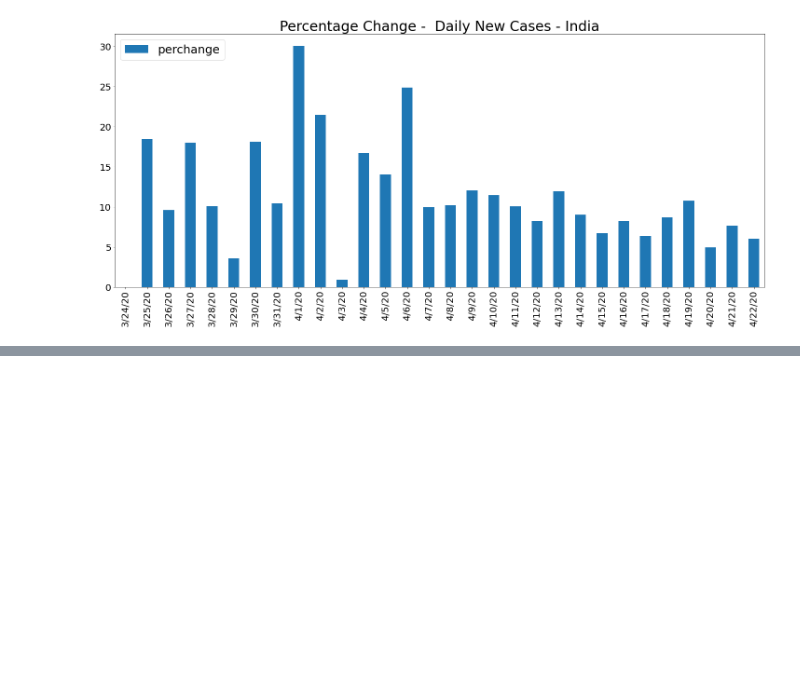
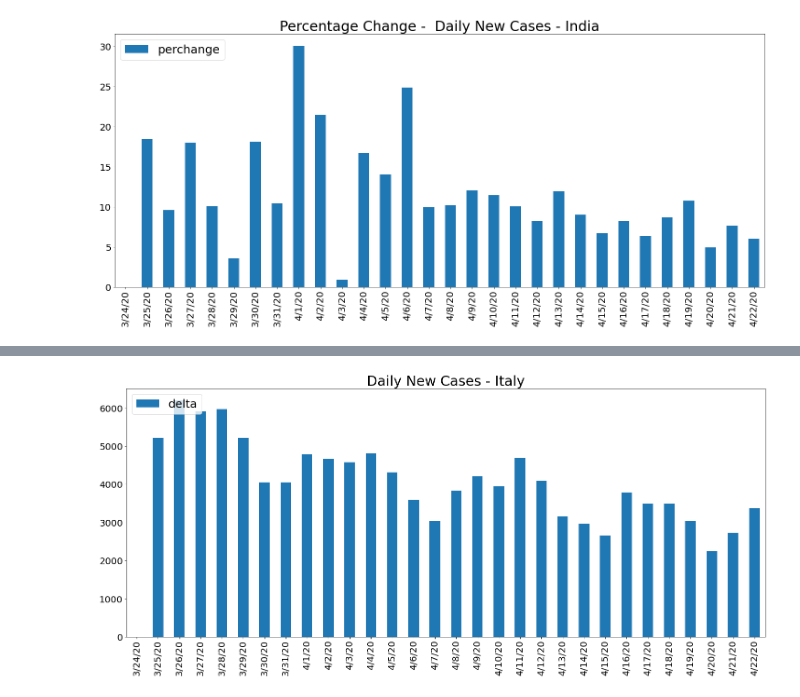
Before and after one commit to coolviki/corona_analysis, a Jupyter notebook: Corona_Analysis.ipynb, the cells around one changed output, grey strips where cells are left out. Cells and saved outputs as stored; diff of their text form; code cells hidden in the pictures; blank space fills up the shorter version.

```diff
--- a/Corona_Analysis.ipynb
+++ b/Corona_Analysis.ipynb
@@ -94,0 +101,4 @@ drawDeltaChartForVirus("India",True,30)
+# %%
+drawDeltaChartForVirus("Italy",False )
+# %% [output]
+[figure, added]
```
Also changed, not shown: parts of 4 cells of this notebook.
